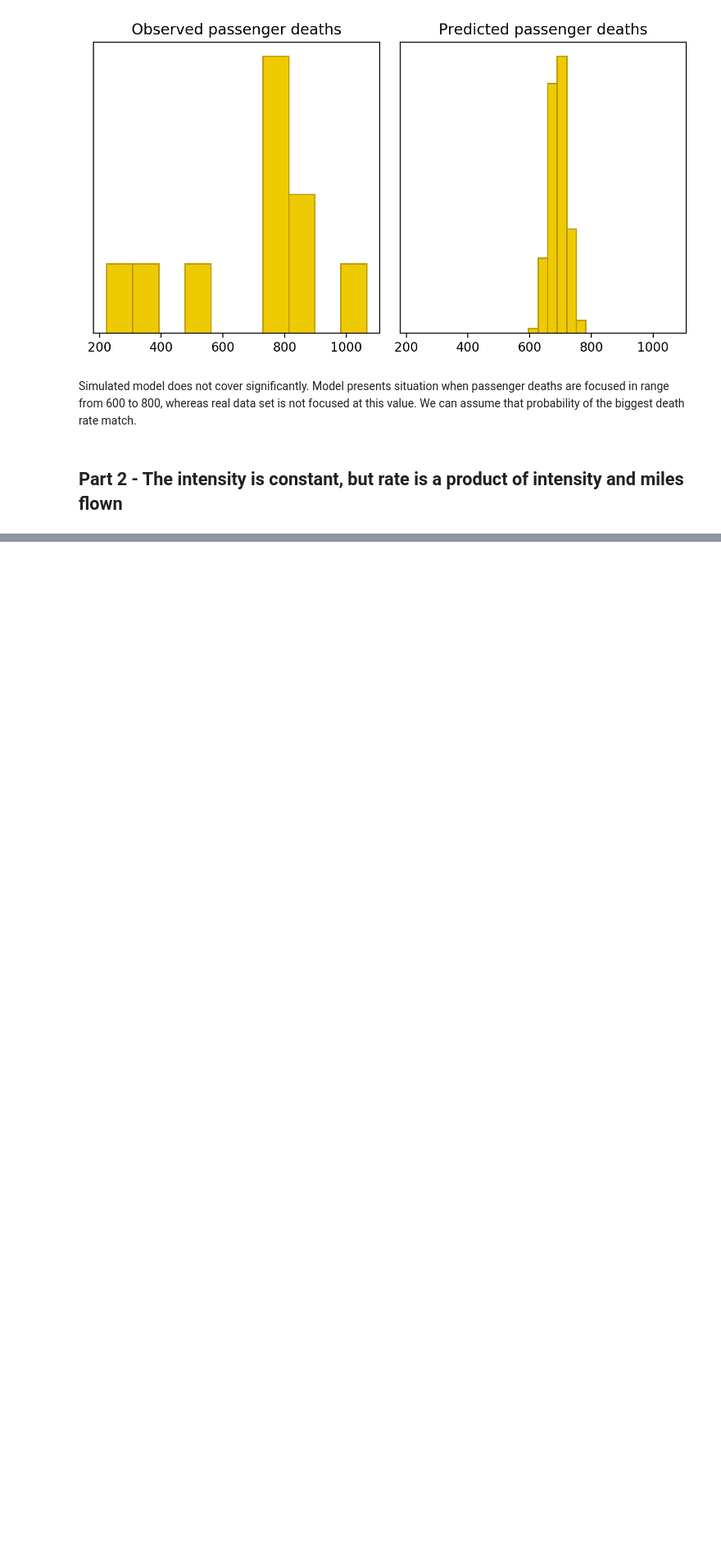
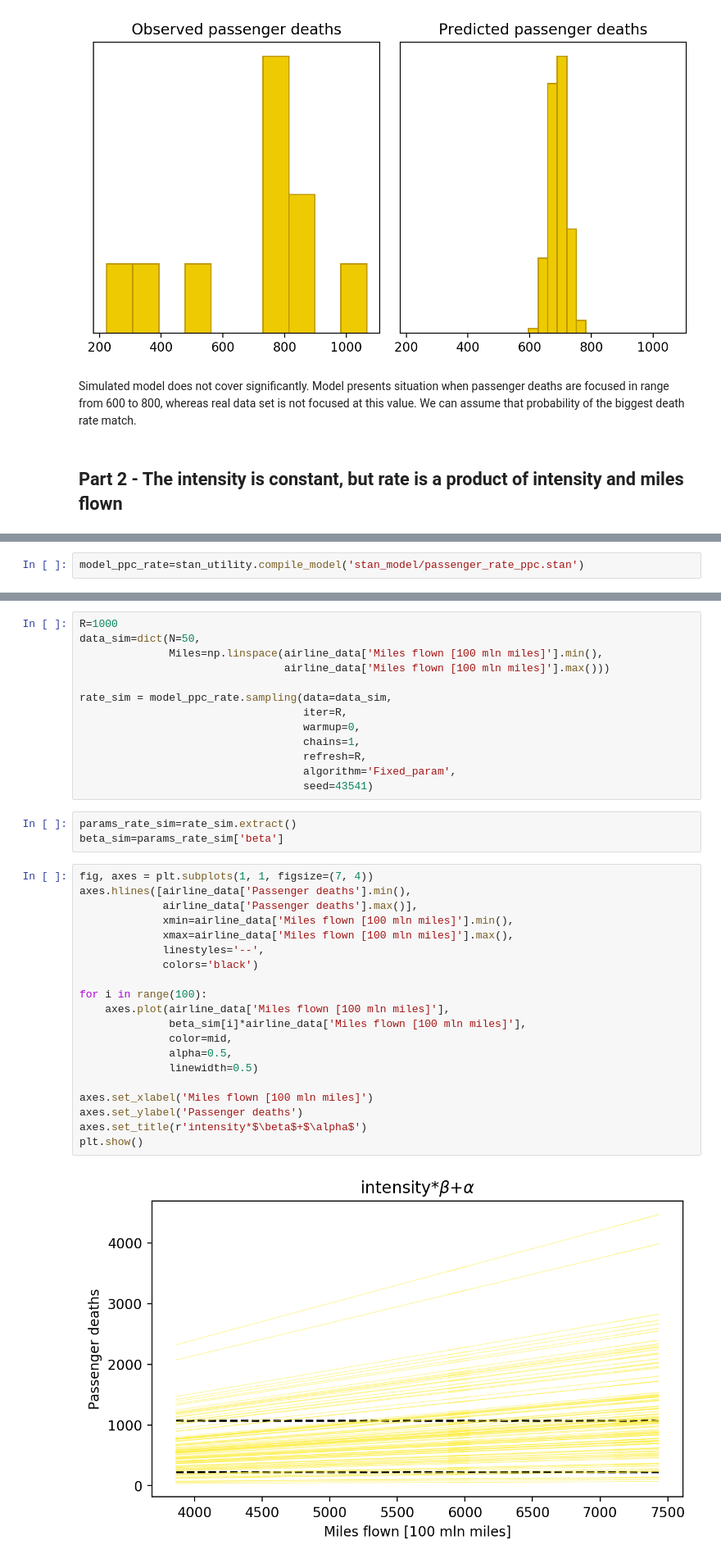
Before and after one commit to hmilanowski/CPS_DA, a Jupyter notebook: Lab_04.ipynb, the cells around one changed output, grey strips where cells are left out. Shown at 82% size. Drawn from its saved outputs; the diff is of its cells as text; blank space fills up the shorter version.

```diff
--- a/Lab_04.ipynb
+++ b/Lab_04.ipynb
@@ -175,0 +181,2 @@ Simulated model does not cover significantly. Model presents situation when pass
+# %%
+model_ppc_rate=stan_utility.compile_model('stan_model/passenger_rate_ppc.stan')
@@ -175,0 +185,38 @@ Simulated model does not cover significantly. Model presents situation when pass
+# %%
+R=1000
+data_sim=dict(N=50,
+              Miles=np.linspace(airline_data['Miles flown [100 mln miles]'].min(),
+                                airline_data['Miles flown [100 mln miles]'].max()))
+
+rate_sim = model_ppc_rate.sampling(data=data_sim,
+                                   iter=R,
+                                   warmup=0,
+                                   chains=1,
+                                   refresh=R,
+                                   algorithm='Fixed_param',
+                                   seed=43541)
+# %%
+params_rate_sim=rate_sim.extract()
+beta_sim=params_rate_sim['beta']
+# %%
+fig, axes = plt.subplots(1, 1, figsize=(7, 4))
+axes.hlines([airline_data['Passenger deaths'].min(),
+             airline_data['Passenger deaths'].max()],
+             xmin=airline_data['Miles flown [100 mln miles]'].min(),
+             xmax=airline_data['Miles flown [100 mln miles]'].max(),
+             linestyles='--',
+             colors='black')
+
+for i in range(100):
+    axes.plot(airline_data['Miles flown [100 mln miles]'],
+              beta_sim[i]*airline_data['Miles flown [100 mln miles]'],
+              color=mid,
+              alpha=0.5,
+              linewidth=0.5)
+
+axes.set_xlabel('Miles flown [100 mln miles]')
+axes.set_ylabel('Passenger deaths')
+axes.set_title(r'intensity*$\beta$+$\alpha$')
+plt.show()
+# %% [output]
+[figure, added]
```
Also changed, not shown: parts of 14 cells of this notebook, 5 other files.
